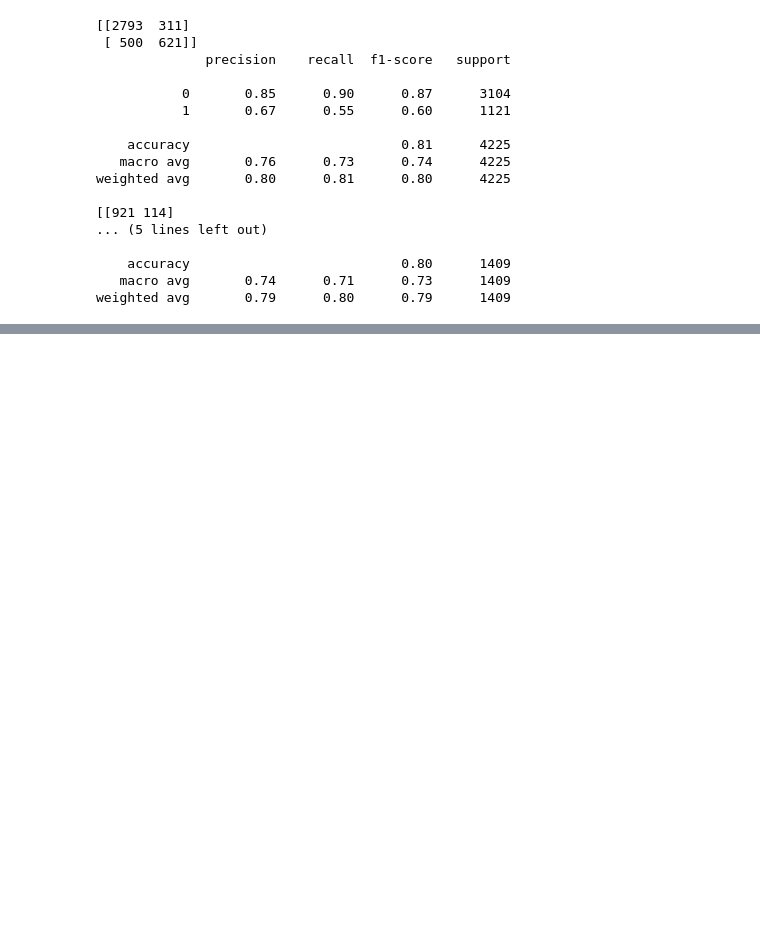
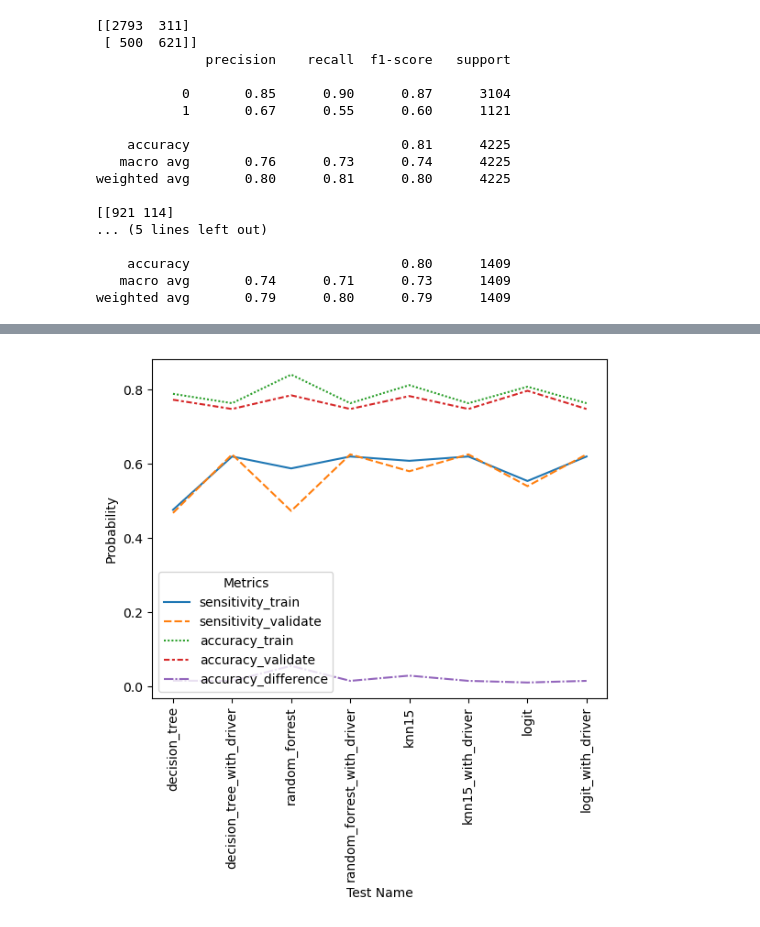
Before and after one commit to Alfred-W-S-Pirovits-Jr/Telco_Churn_Project, a Jupyter notebook: final_report.ipynb, the cells around one changed output, grey strips where cells are left out. Drawn from its saved outputs; the diff is of its cells as text; code cells hidden in the pictures; blank space fills up the shorter version.

```diff
--- a/final_report.ipynb
+++ b/final_report.ipynb
@@ -461,0 +804,8 @@ memory usage: 350.9 KB
+# %%
+metrics_list = pd.DataFrame(
+    {'sensitivity_train': sensitivity_train,
+     'sensitivity_validate': sensitivity_validate,
+     'accuracy_train': accuracy_train,
+     'accuracy_validate': accuracy_validate
+    })
+metrics_list
@@ -461,0 +822,15 @@ memory usage: 350.9 KB
+# %%
+row_names = {0:'decision_tree',
+             1:'decision_tree_with_driver',
+             2:'random_forrest',
+             3:'random_forrest_with_driver',
+             4:'knn15',
+             5:'knn15_with_driver',
+             6:'logit',
+             7:'logit_with_driver',
+            }
+# %%
+metrics_list = metrics_list.rename(index = row_names)
+# %%
+metrics_list['accuracy_difference'] = metrics_list.accuracy_train - metrics_list.accuracy_validate
+metrics_list
@@ -461,0 +847,10 @@ memory usage: 350.9 KB
+# %%
+sns.lineplot(data=metrics_list)
+
+plt.legend(loc='lower left', title='Metrics')
+plt.xlabel('Test Name')
+plt.xticks(rotation=90)
+plt.ylabel('Probability')
+plt.show()
+# %% [output]
+[figure, added]
```
Also changed, not shown: parts of 48 cells of this notebook.
